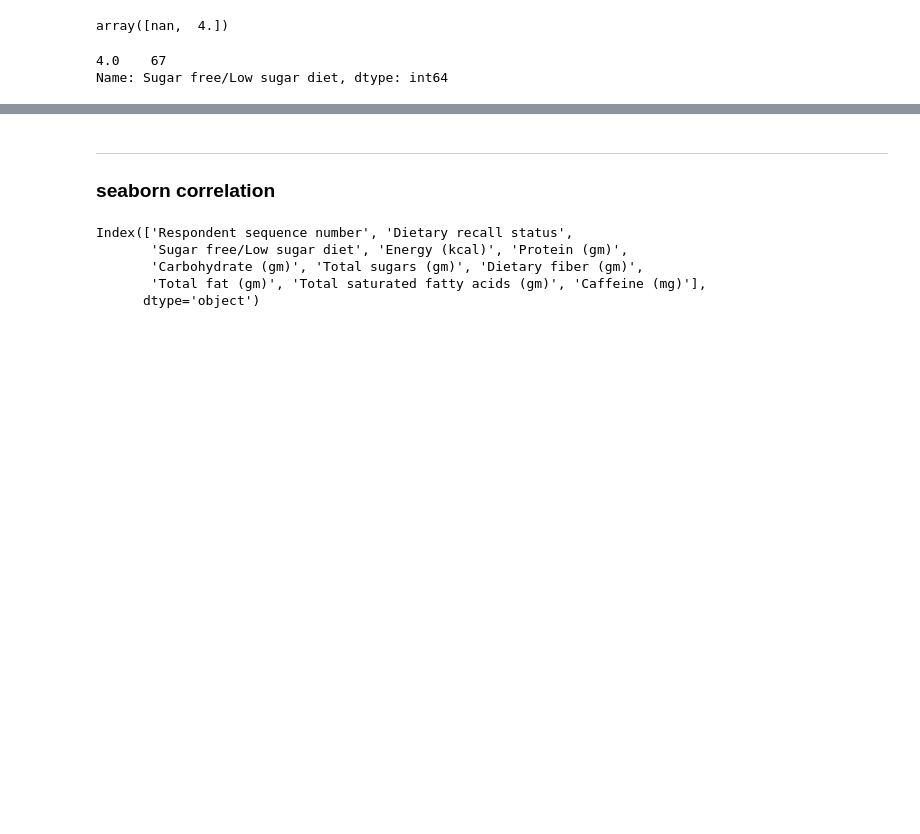
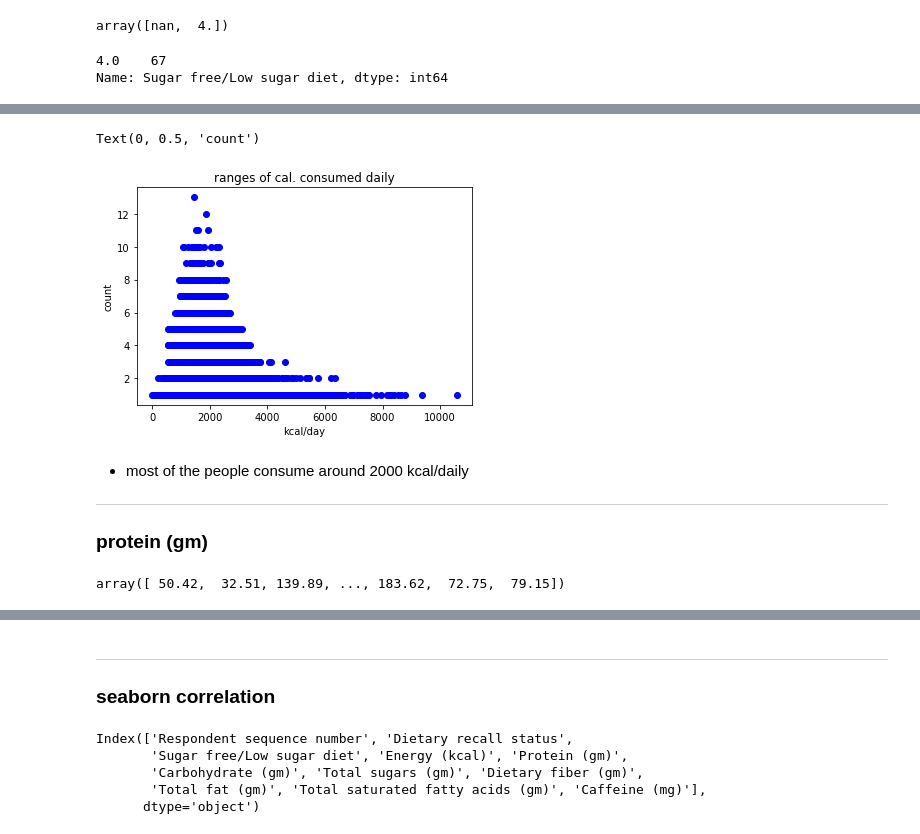
Before and after one commit to amyylin1/NHANES_Dietary_Data, a Jupyter notebook: nutrition.ipynb, the cells around one changed output, grey strips where cells are left out. Saved outputs shown, nothing was run; the diff lists cells and outputs as text; code cells hidden in the pictures; blank space fills up the shorter version.

```diff
--- a/nutrition.ipynb
+++ b/nutrition.ipynb
@@ -142,0 +183,3 @@ Name: Sugar free/Low sugar diet, dtype: int64
+# %%
+count_cal = ff_1['Energy (kcal)'].value_counts()
+count_cal
@@ -142,0 +199,16 @@ Name: Sugar free/Low sugar diet, dtype: int64
+# %%
+plt.scatter(count_cal.index.values, count_cal.values)
+plt.title('ranges of cal. consumed daily')
+plt.xlabel('kcal/day')
+plt.ylabel('count')
+# %% [output]
+Text(0, 0.5, 'count')
+[figure, added]
+# %% [markdown]
+- most of the people consume around 2000 kcal/daily
+---
+### protein (gm)
+# %%
+ff_1['Protein (gm)'].unique()
+# %% [output]
+array([ 50.42,  32.51, 139.89, ..., 183.62,  72.75,  79.15])
```
Also changed, not shown: parts of 31 cells of this notebook.
